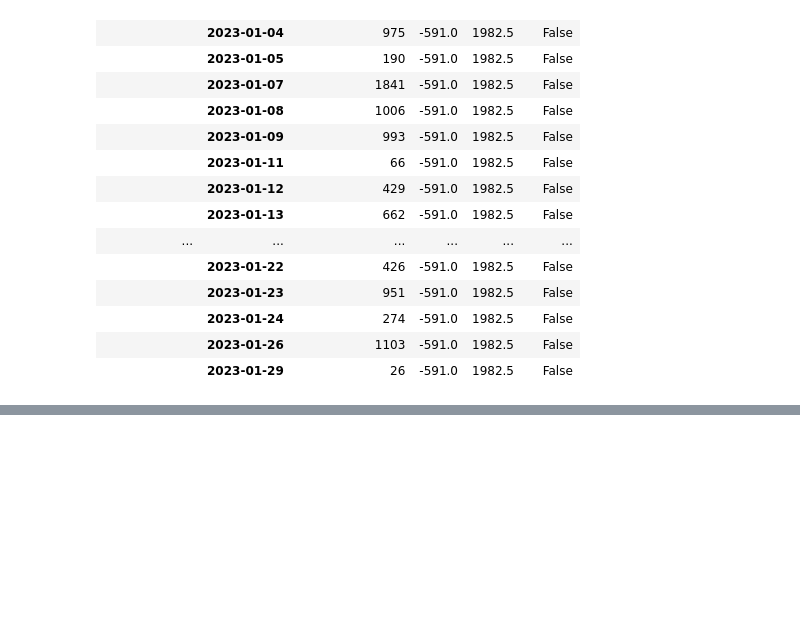
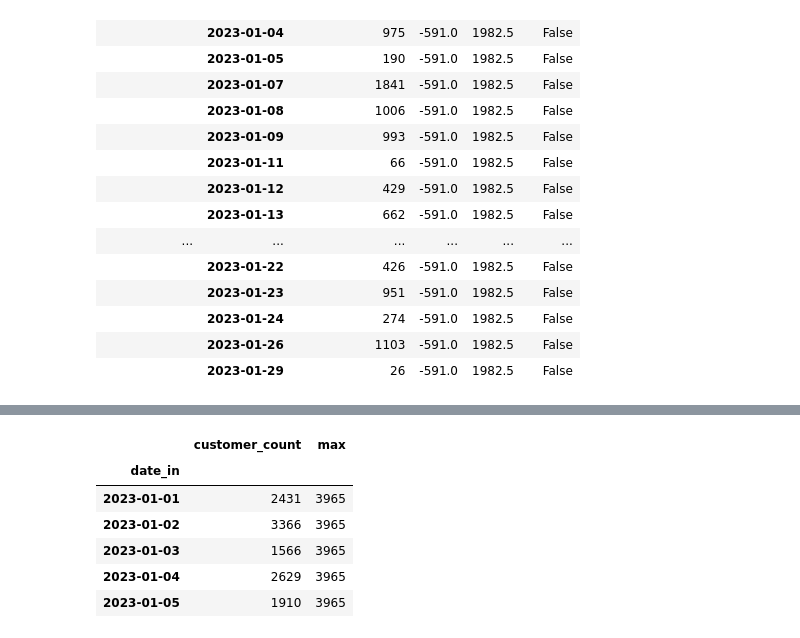
Before and after one commit to DagalSV/clone_BigData_2024, a Jupyter notebook: pandas_task_2.ipynb, the cells around one changed output, grey strips where cells are left out. Cells and saved outputs as stored; diff of their text form; code cells hidden in the pictures; blank space fills up the shorter version.

```diff
--- a/pandas_task_2.ipynb
+++ b/pandas_task_2.ipynb
@@ -309,0 +333,12 @@ daily_data.head(20)
+# %%
+year_groupped_df = all_df.groupby([lambda x: x.year])
+all_df['max'] = year_groupped_df['customer_count'].transform(lambda x: x.max())
+all_df.head()
+# %% [output]
+|  | customer_count | max |
+| date_in |  |  |
+| 2023-01-01 | 2431 | 3965 |
+| 2023-01-02 | 3366 | 3965 |
+| 2023-01-03 | 1566 | 3965 |
+| 2023-01-04 | 2629 | 3965 |
+| 2023-01-05 | 1910 | 3965 |
```
Also changed, not shown: parts of 3 cells of this notebook.
